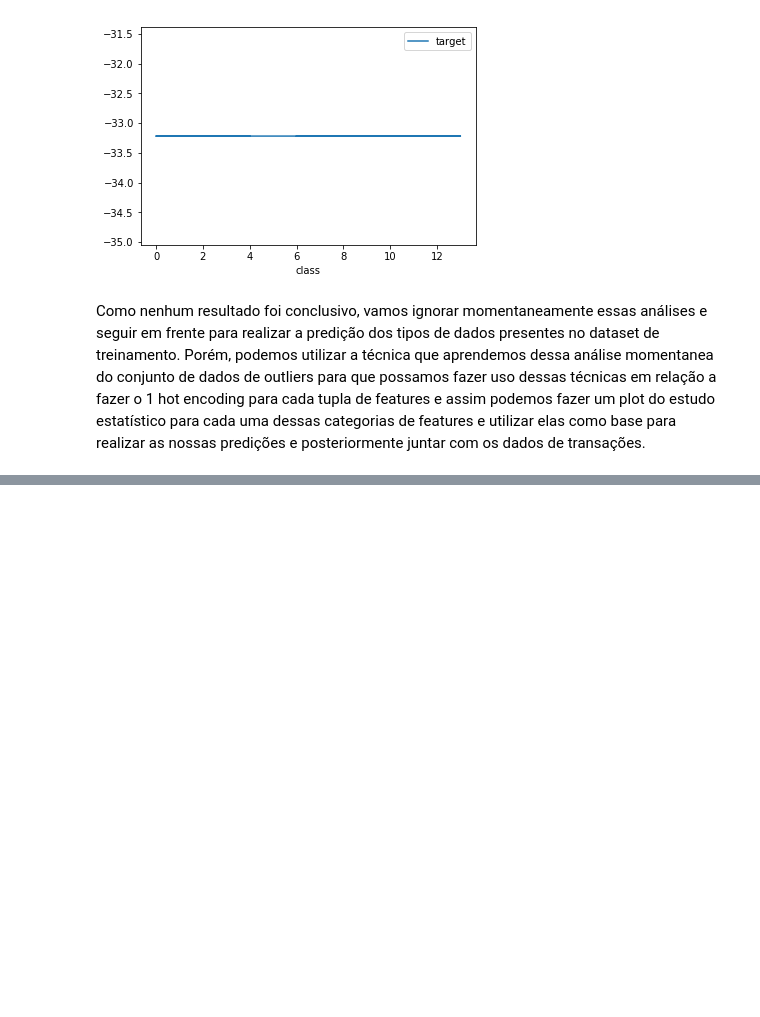
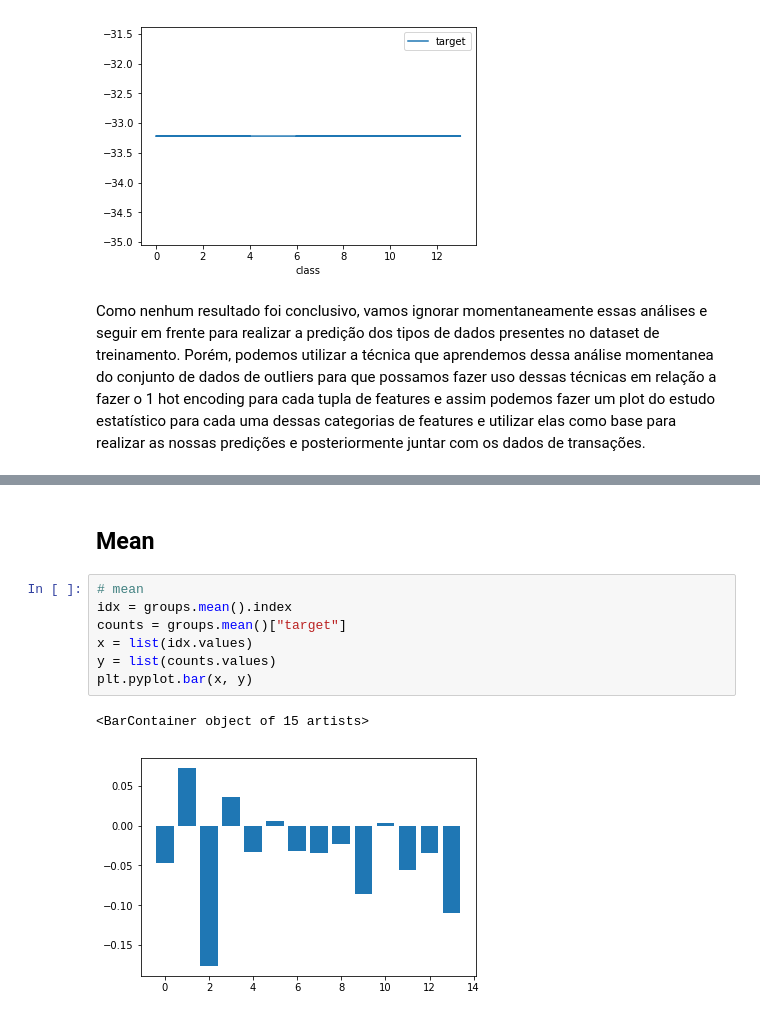
Before and after one commit to MiniMarvin/Analysis-Elo-Kaggle, a Jupyter notebook: Elo simple kernel analysis.ipynb, the cells around one changed output, grey strips where cells are left out. Saved outputs shown, nothing was run; the diff lists cells and outputs as text; blank space fills up the shorter version.

```diff
--- a/Elo simple kernel analysis.ipynb
+++ b/Elo simple kernel analysis.ipynb
@@ -112,0 +189,12 @@ def seq
+# %% [markdown]
+## Mean
+# %%
+# mean
+idx = groups.mean().index
+counts = groups.mean()["target"]
+x = list(idx.values)
+y = list(counts.values)
+plt.pyplot.bar(x, y)
+# %% [output]
+<BarContainer object of 15 artists>
+[figure, added]
```
Also changed, not shown: parts of 29 cells of this notebook.
